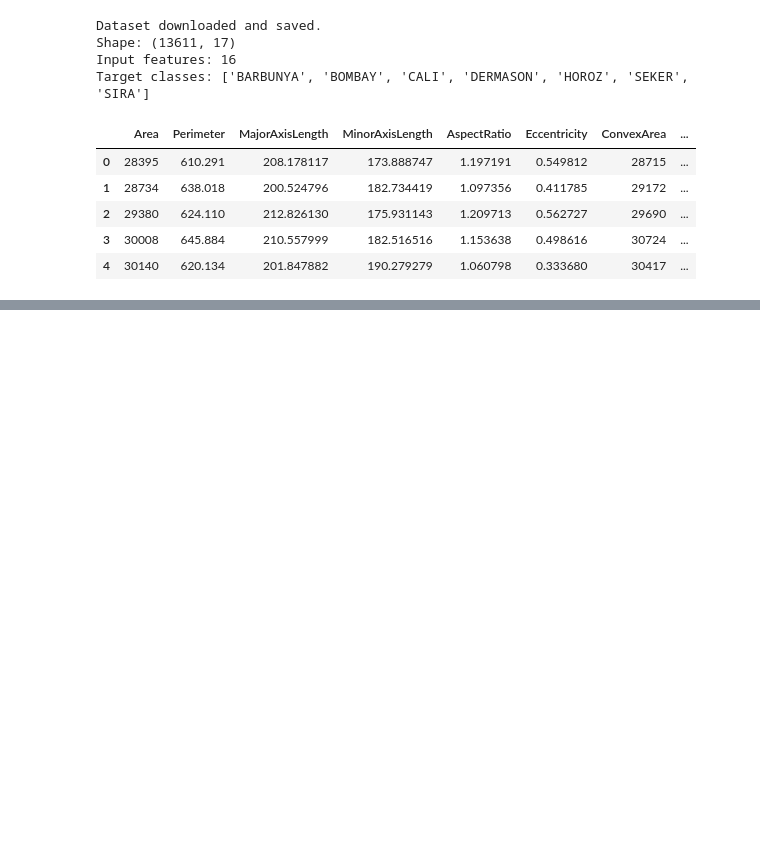
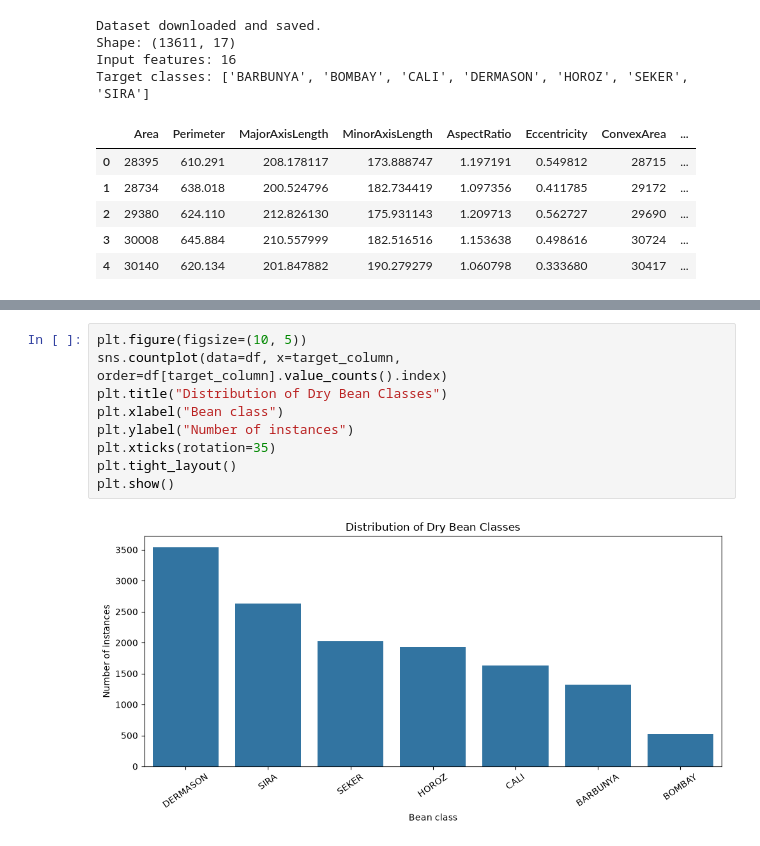
Before and after one commit to DeepanaMathankumarJ/ml-classification-comparison, a Jupyter notebook: DryBean_Model_training.ipynb, the cells around one changed output, grey strips where cells are left out. Cells and saved outputs as stored; diff of their text form; blank space fills up the shorter version.

Commit message:
Phase 2: Data Analysis

```diff
--- a/DryBean_Model_training.ipynb
+++ b/DryBean_Model_training.ipynb
@@ -108,0 +212,11 @@ Target classes: ['BARBUNYA', 'BOMBAY', 'CALI', 'DERMASON', 'HOROZ', 'SEKER', 'SI
+# %%
+plt.figure(figsize=(10, 5))
+sns.countplot(data=df, x=target_column, order=df[target_column].value_counts().index)
+plt.title("Distribution of Dry Bean Classes")
+plt.xlabel("Bean class")
+plt.ylabel("Number of instances")
+plt.xticks(rotation=35)
+plt.tight_layout()
+plt.show()
+# %% [output]
+[figure, added]
```
Also changed, not shown: parts of 5 cells of this notebook.
